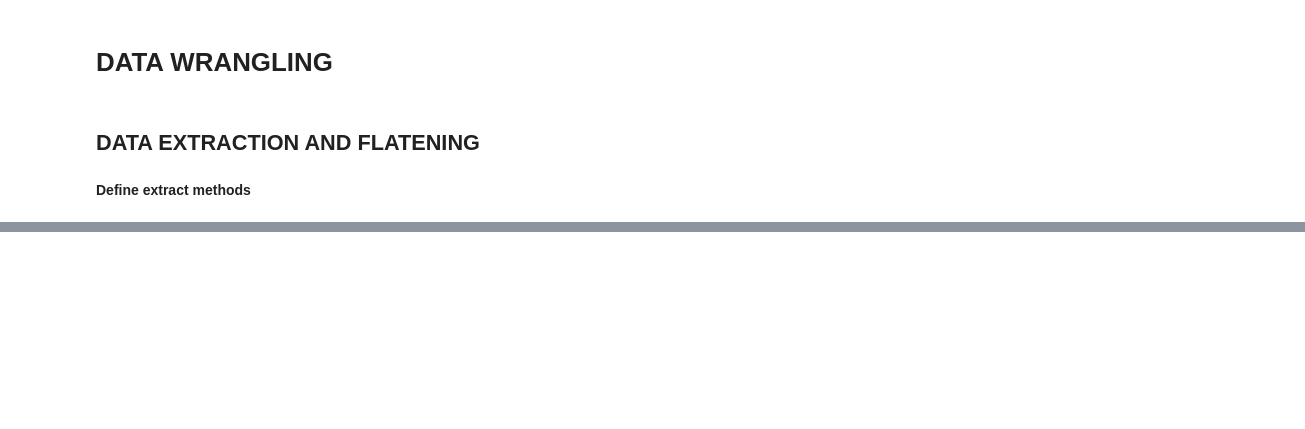
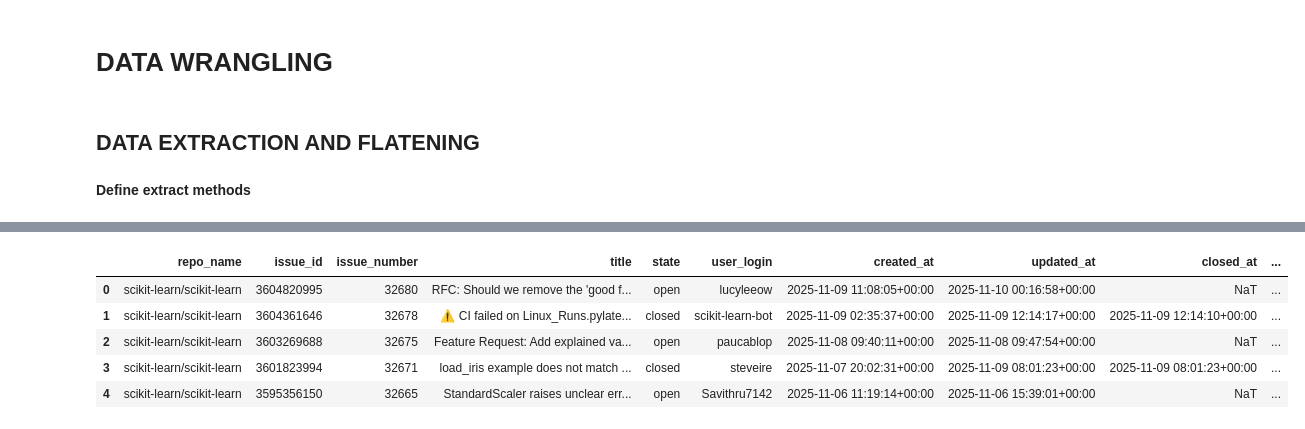
Before and after one commit to KevinOcran/openSourceHealthAnalysis, a Jupyter notebook: notebooks/analysis.ipynb, the cells around one changed output, grey strips where cells are left out. Cells and saved outputs as stored; diff of their text form; code cells hidden in the pictures; blank space fills up the shorter version.

```diff
--- a/notebooks/analysis.ipynb
+++ b/notebooks/analysis.ipynb
@@ -235,0 +575,19 @@ DataFrame shape: (500, 9)
+# %%
+# insert new column 'is_open' between 'closed_at' and 'comments':
+
+"""The insert method below has already been called once, calling it again will raise a ValueError: cannot insert is_open, already exists. so it has been commented out"""
+
+# issues_df = issues_df.insert(
+#     loc=issues_df.columns.get_loc('comments'),
+#     column='is_open',
+#     value=temp_df
+# )
+
+issues_df.head()
+# %% [output]
+|  | repo_name | issue_id | issue_number | title | state | user_login | created_at | updated_at | closed_at | ... |
+| 0 | scikit-learn/scikit-learn | 3604820995 | 32680 | RFC: Should we remove the 'good f... | open | lucyleeow | 2025-11-09 11:08:05+00:00 | 2025-11-10 00:16:58+00:00 | NaT | ... |
+| 1 | scikit-learn/scikit-learn | 3604361646 | 32678 | ⚠️ CI failed on Linux_Runs.pylate... | closed | scikit-learn-bot | 2025-11-09 02:35:37+00:00 | 2025-11-09 12:14:17+00:00 | 2025-11-09 12:14:10+00:00 | ... |
+| 2 | scikit-learn/scikit-learn | 3603269688 | 32675 | Feature Request: Add explained va... | open | paucablop | 2025-11-08 09:40:11+00:00 | 2025-11-08 09:47:54+00:00 | NaT | ... |
+| 3 | scikit-learn/scikit-learn | 3601823994 | 32671 | load_iris example does not match ... | closed | steveire | 2025-11-07 20:02:31+00:00 | 2025-11-09 08:01:23+00:00 | 2025-11-09 08:01:23+00:00 | ... |
+| 4 | scikit-learn/scikit-learn | 3595356150 | 32665 | StandardScaler raises unclear err... | open | Savithru7142 | 2025-11-06 11:19:14+00:00 | 2025-11-06 15:39:01+00:00 | NaT | ... |
```
Also changed, not shown: parts of 40 cells of this notebook.
